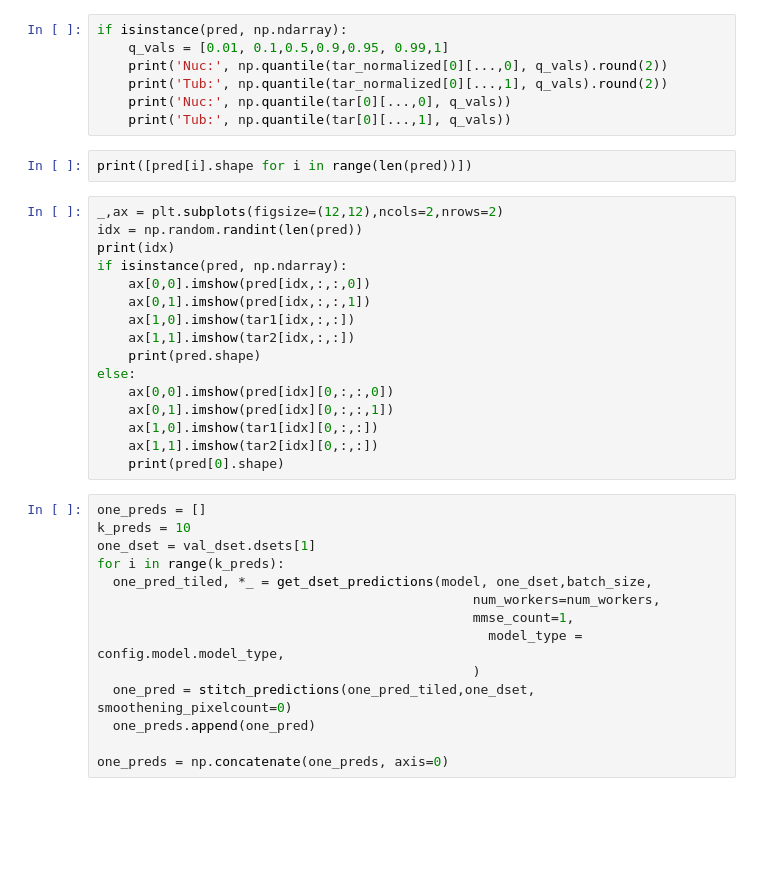
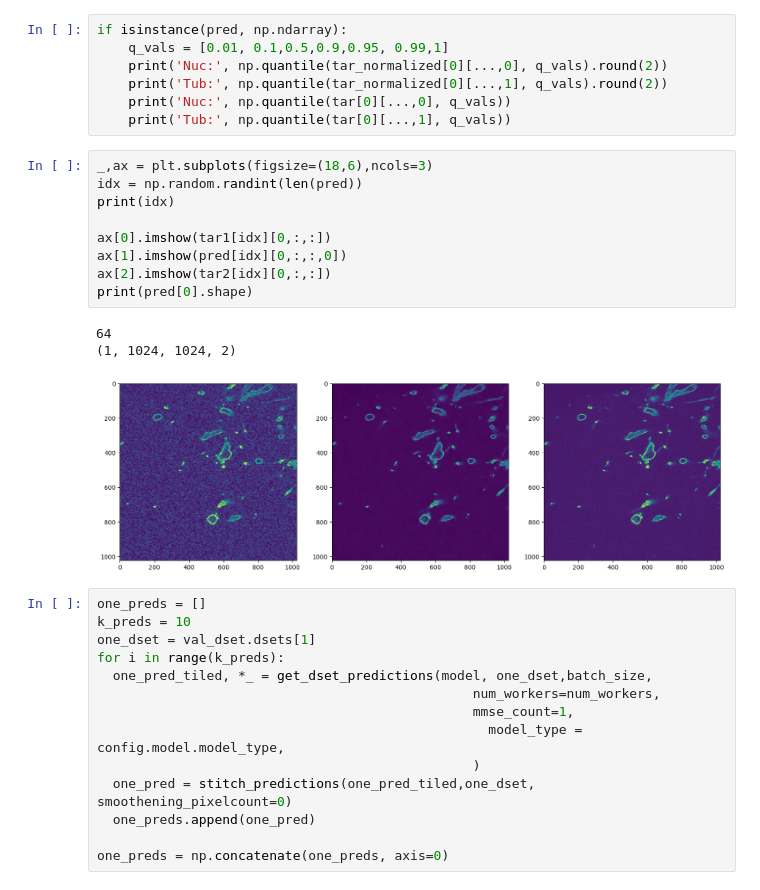
Before and after one commit to juglab/denoiSplit, a Jupyter notebook: denoisplit/notebooks/EvalOnMultiFileDataset.ipynb, the cells around one changed output. Saved outputs shown, nothing was run; the diff lists cells and outputs as text; blank space fills up the shorter version.

```diff
--- a/denoisplit/notebooks/EvalOnMultiFileDataset.ipynb
+++ b/denoisplit/notebooks/EvalOnMultiFileDataset.ipynb
@@ -525,24 +464,19 @@ if isinstance(pred, np.ndarray):
     print('Tub:', np.quantile(tar_normalized[0][...,1], q_vals).round(2))
     print('Nuc:', np.quantile(tar[0][...,0], q_vals))
     print('Tub:', np.quantile(tar[0][...,1], q_vals))
-# %%
-print([pred[i].shape for i in range(len(pred))])
 # %%
-_,ax = plt.subplots(figsize=(12,12),ncols=2,nrows=2)
+_,ax = plt.subplots(figsize=(18,6),ncols=3)
 idx = np.random.randint(len(pred))
 print(idx)
-if isinstance(pred, np.ndarray):
-    ax[0,0].imshow(pred[idx,:,:,0])
-    ax[0,1].imshow(pred[idx,:,:,1])
-    ax[1,0].imshow(tar1[idx,:,:])
-    ax[1,1].imshow(tar2[idx,:,:])
-    print(pred.shape)
-else:
-    ax[0,0].imshow(pred[idx][0,:,:,0])
-    ax[0,1].imshow(pred[idx][0,:,:,1])
-    ax[1,0].imshow(tar1[idx][0,:,:])
-    ax[1,1].imshow(tar2[idx][0,:,:])
-    print(pred[0].shape)
+
+ax[0].imshow(tar1[idx][0,:,:])
+ax[1].imshow(pred[idx][0,:,:,0])
+ax[2].imshow(tar2[idx][0,:,:])
+print(pred[0].shape)
+# %% [output]
+64
+(1, 1024, 1024, 2)
+[figure, added]
 # %%
 one_preds = []
 k_preds = 10
```
Also changed, not shown: parts of 33 cells of this notebook.
